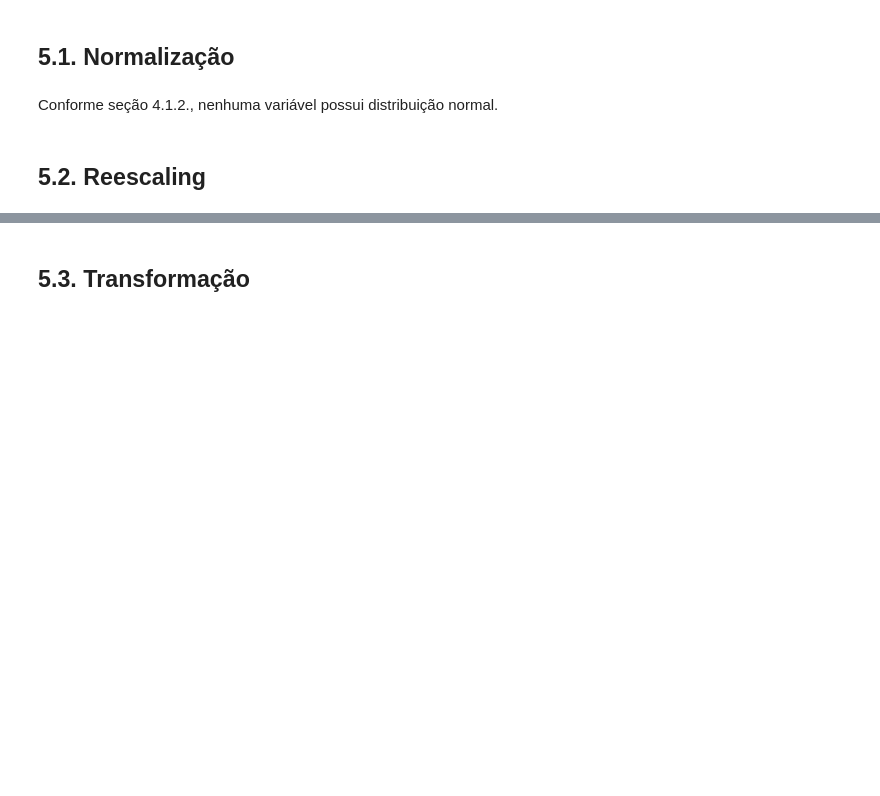
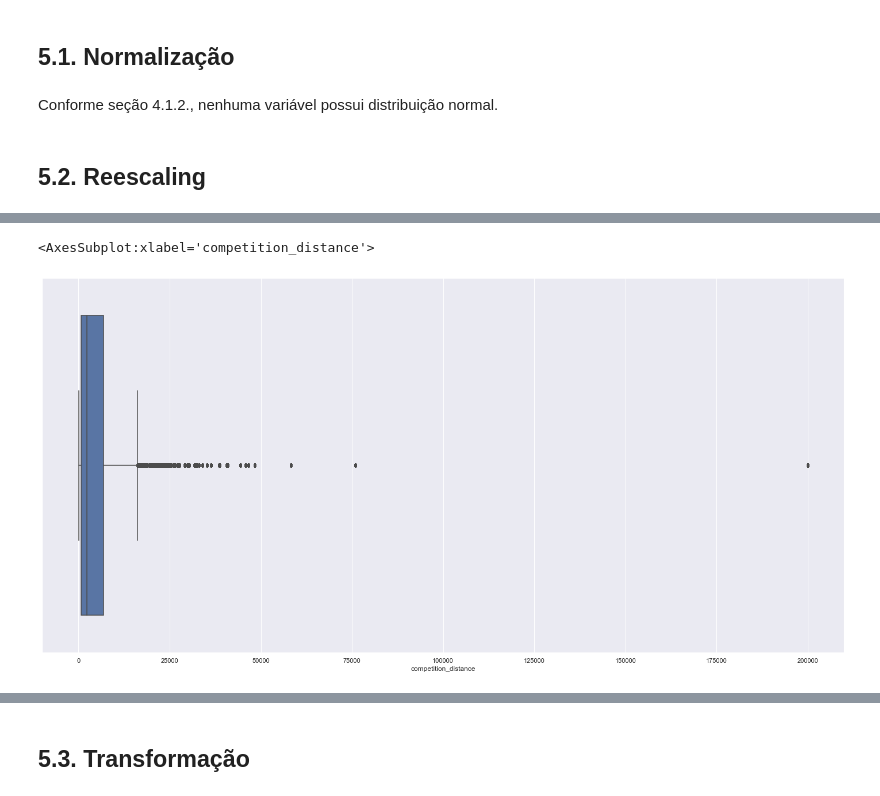
Before and after one commit to wwwclaudion/DataScience_Em_Producao, a Jupyter notebook: m04_v01_store_sales_prediction.ipynb, the cells around one changed output, grey strips where cells are left out. Saved outputs shown, nothing was run; the diff lists cells and outputs as text; code cells hidden in the pictures; blank space fills up the shorter version.

```diff
--- a/m04_v01_store_sales_prediction.ipynb
+++ b/m04_v01_store_sales_prediction.ipynb
@@ -1146,0 +1176,6 @@ Conforme seção 4.1.2., nenhuma variável possui distribuição normal.
+# %%
+# competition_distance
+sns.boxplot(df5['competition_distance'])
+# %% [output]
+<AxesSubplot:xlabel='competition_distance'>
+[figure, added]
```
Also changed, not shown: parts of 13 cells of this notebook.
